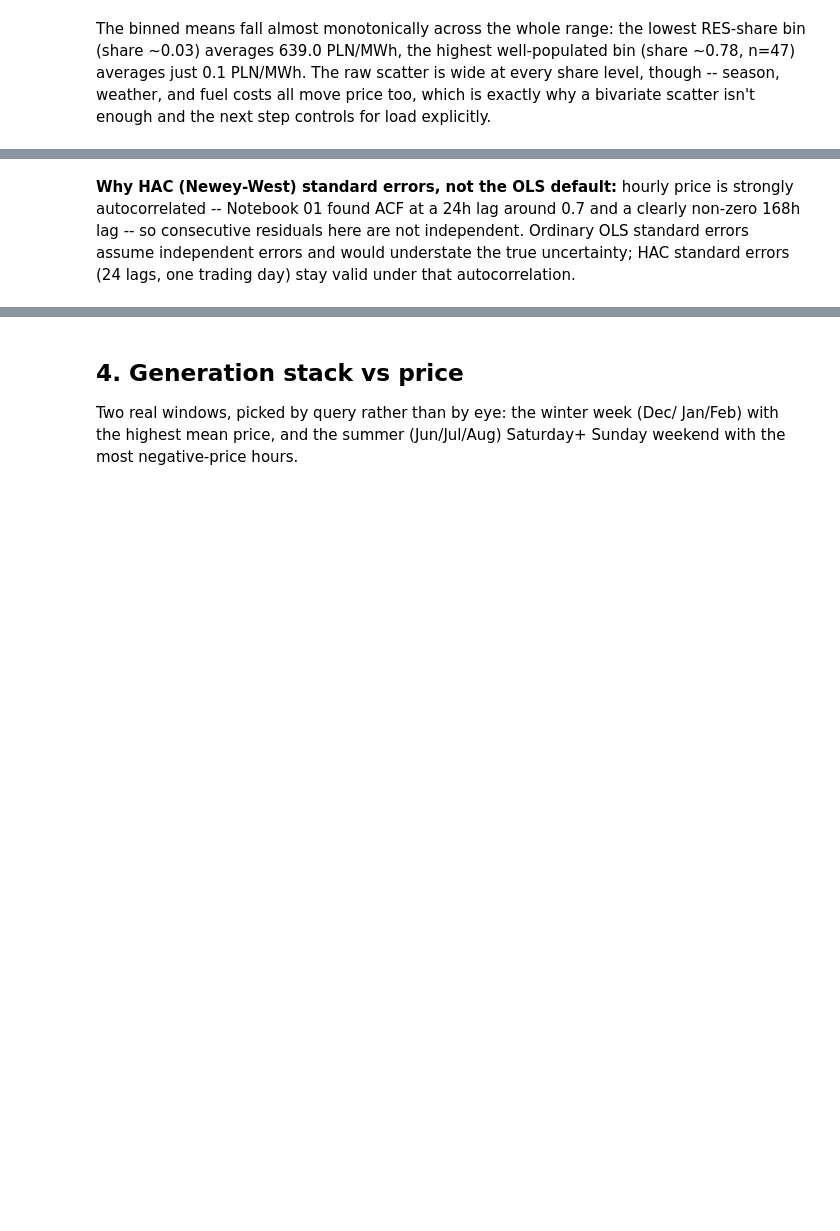
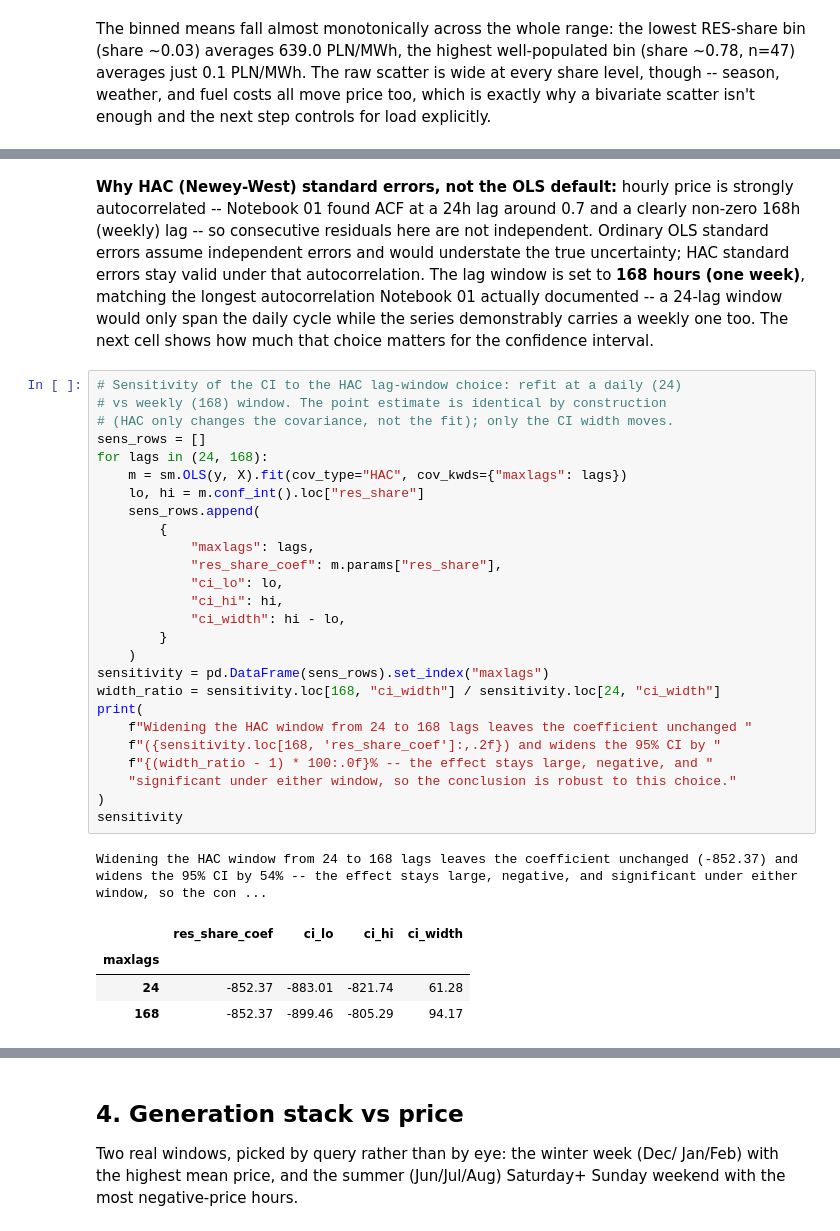
Before and after one commit to mstudniarski-arch/Cenergia-Data, a Jupyter notebook: notebooks/02-price-drivers.ipynb, the cells around one changed output, grey strips where cells are left out. Drawn from its saved outputs; the diff is of its cells as text; blank space fills up the shorter version.

```diff
--- a/notebooks/02-price-drivers.ipynb
+++ b/notebooks/02-price-drivers.ipynb
@@ -312,10 +312,46 @@ strong multicollinearity or other numerical problems.
 # %% [markdown]
 **Why HAC (Newey-West) standard errors, not the OLS default:** hourly price
 is strongly autocorrelated -- Notebook 01 found ACF at a 24h lag around 0.7
-and a clearly non-zero 168h lag -- so consecutive residuals here are not
-independent. Ordinary OLS standard errors assume independent errors and
-would understate the true uncertainty; HAC standard errors (24 lags, one
-trading day) stay valid under that autocorrelation.
+and a clearly non-zero 168h (weekly) lag -- so consecutive residuals here
+are not independent. Ordinary OLS standard errors assume independent errors
+and would understate the true uncertainty; HAC standard errors stay valid
+under that autocorrelation. The lag window is set to **168 hours (one
+week)**, matching the longest autocorrelation Notebook 01 actually
+documented -- a 24-lag window would only span the daily cycle while the
+series demonstrably carries a weekly one too. The next cell shows how much
+that choice matters for the confidence interval.
+# %%
+# Sensitivity of the CI to the HAC lag-window choice: refit at a daily (24)
+# vs weekly (168) window. The point estimate is identical by construction
+# (HAC only changes the covariance, not the fit); only the CI width moves.
+sens_rows = []
+for lags in (24, 168):
+    m = sm.OLS(y, X).fit(cov_type="HAC", cov_kwds={"maxlags": lags})
+    lo, hi = m.conf_int().loc["res_share"]
+    sens_rows.append(
+        {
+            "maxlags": lags,
+            "res_share_coef": m.params["res_share"],
+            "ci_lo": lo,
+            "ci_hi": hi,
+            "ci_width": hi - lo,
+        }
+    )
+sensitivity = pd.DataFrame(sens_rows).set_index("maxlags")
+width_ratio = sensitivity.loc[168, "ci_width"] / sensitivity.loc[24, "ci_width"]
+print(
+    f"Widening the HAC window from 24 to 168 lags leaves the coefficient unchanged "
+    f"({sensitivity.loc[168, 'res_share_coef']:,.2f}) and widens the 95% CI by "
+    f"{(width_ratio - 1) * 100:.0f}% -- the effect stays large, negative, and "
+    "significant under either window, so the conclusion is robust to this choice."
+)
+sensitivity
+# %% [output]
+Widening the HAC window from 24 to 168 lags leaves the coefficient unchanged (-852.37) and widens the 95% CI by 54% -- the effect stays large, negative, and significant under either window, so the con ...
+|  | res_share_coef | ci_lo | ci_hi | ci_width |
+| maxlags |  |  |  |  |
+| 24 | -852.37 | -883.01 | -821.74 | 61.28 |
+| 168 | -852.37 | -899.46 | -805.29 | 94.17 |
 # %%
 coef = ols_model.params["res_share"]
 ci_lo, ci_hi = ols_model.conf_int().loc["res_share"]
```
Also changed, not shown: parts of 5 cells of this notebook, 1 other file.
